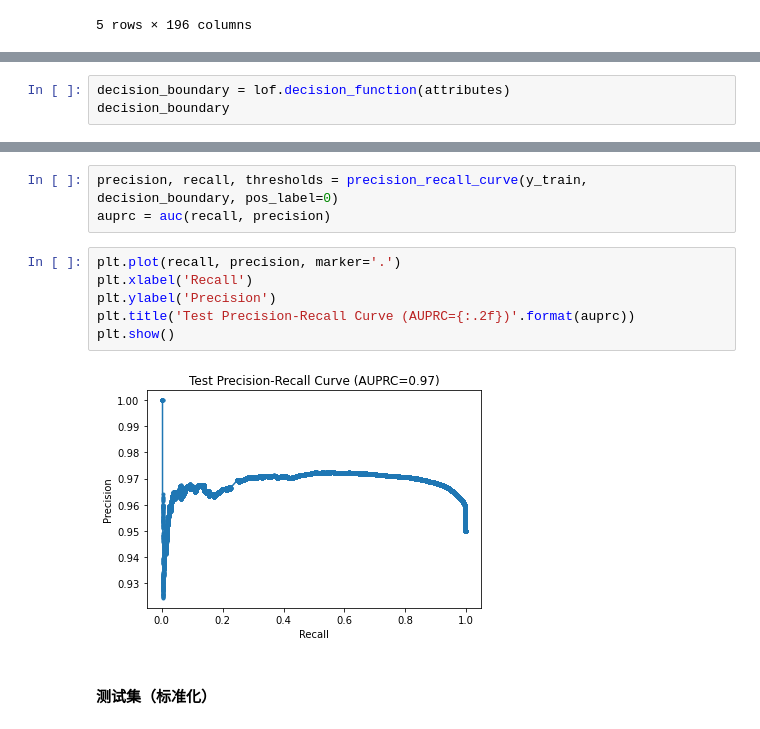
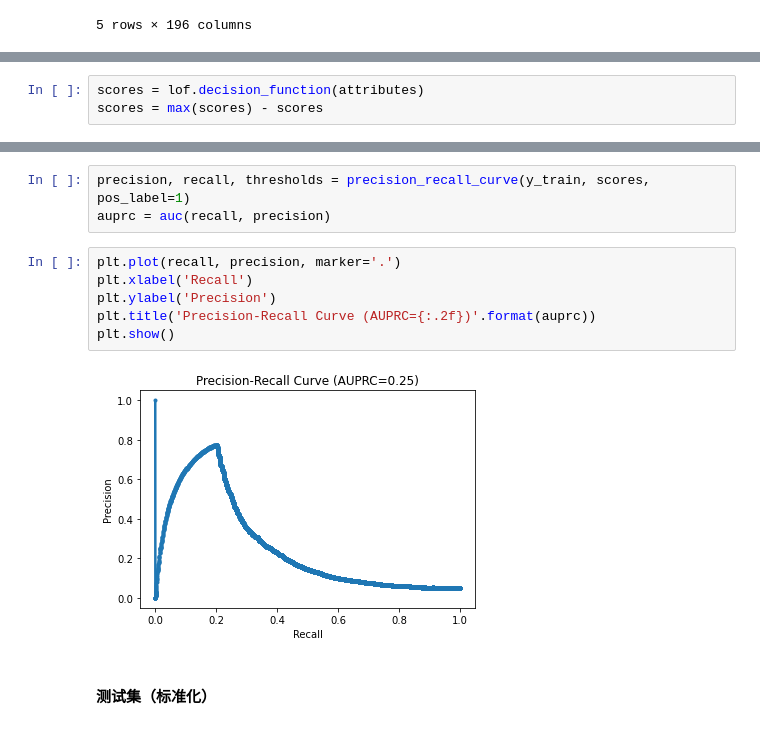
Before and after one commit to HonokaKousaka/Data-Mining, a Jupyter notebook: Lab 3/LOF_stand.ipynb, the cells around one changed output, grey strips where cells are left out. Drawn from its saved outputs; the diff is of its cells as text.

```diff
--- a/Lab 3/LOF_stand.ipynb
+++ b/Lab 3/LOF_stand.ipynb
@@ -69,3 +73,3 @@ LocalOutlierFactor(novelty=True)
 # %%
-decision_boundary = lof.decision_function(attributes)
-decision_boundary
+scores = lof.decision_function(attributes)
+scores = max(scores) - scores
@@ -86,14 +87,14 @@ plt.show()
 # %%
-precision, recall, thresholds = precision_recall_curve(y_train, decision_boundary, pos_label=0)
+precision, recall, thresholds = precision_recall_curve(y_train, scores, pos_label=1)
 auprc = auc(recall, precision)
 # %%
 plt.plot(recall, precision, marker='.')
 plt.xlabel('Recall')
 plt.ylabel('Precision')
-plt.title('Test Precision-Recall Curve (AUPRC={:.2f})'.format(auprc))
+plt.title('Precision-Recall Curve (AUPRC={:.2f})'.format(auprc))
 plt.show()
 # %% [output]
-[figure, old version]
+[figure, new version]
 # %% [markdown]
 #### 测试集（标准化）
 # %%
```
Also changed, not shown: parts of 12 cells of this notebook, 5 other files.
